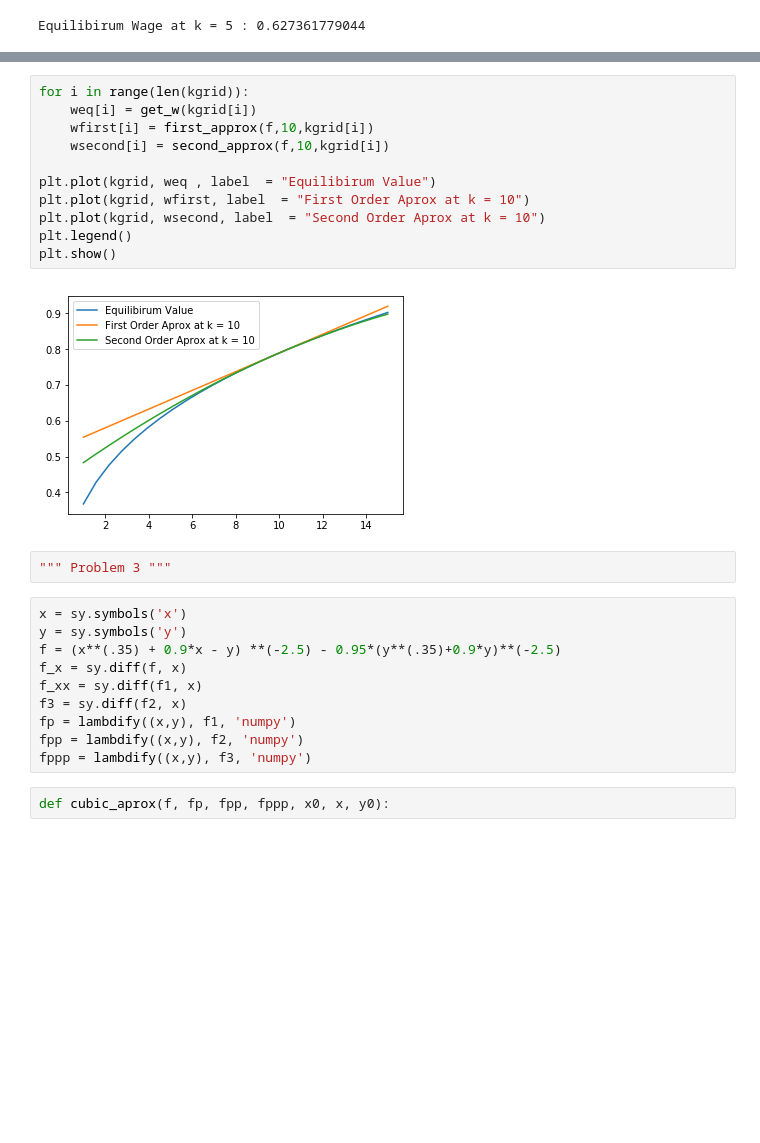
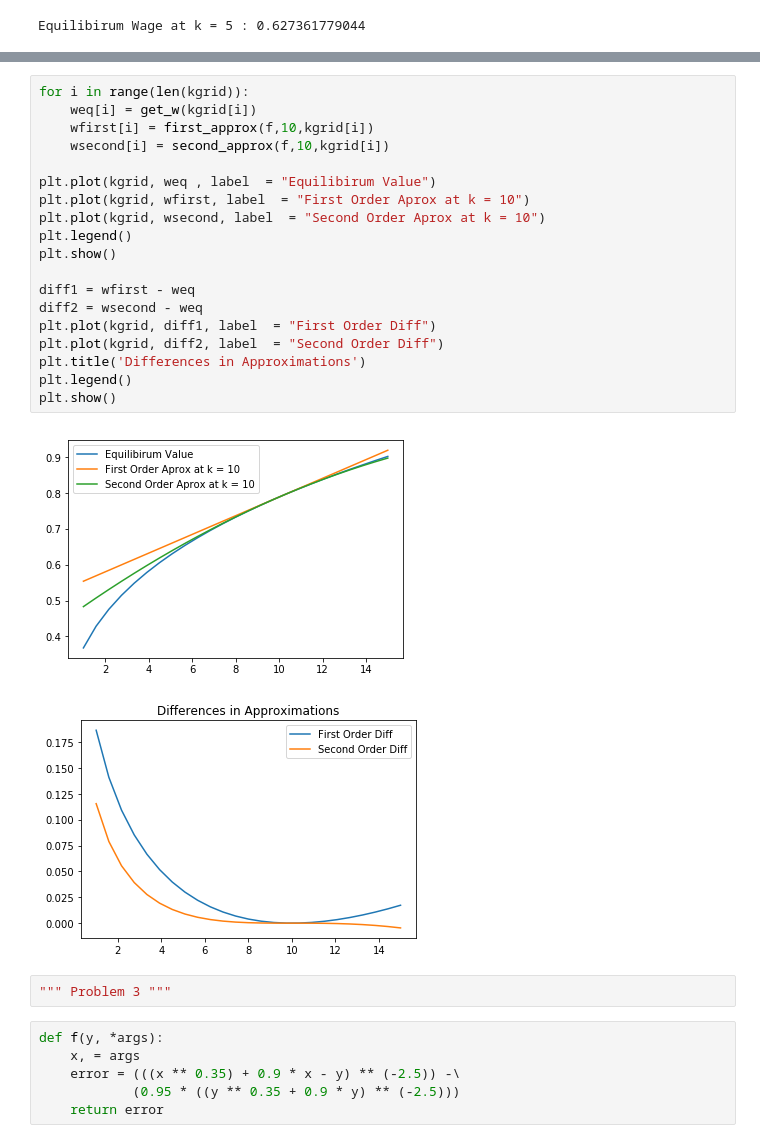
Before and after one commit to deehrlich/BootCamp2017, a Jupyter notebook: ProbSets/Econ/Week 5/Perturbation/Ehrlich_Perturb.ipynb, the cells around one changed output, grey strips where cells are left out. Drawn from its saved outputs; the diff is of its cells as text; blank space fills up the shorter version.

```diff
--- a/ProbSets/Econ/Week 5/Perturbation/Ehrlich_Perturb.ipynb
+++ b/ProbSets/Econ/Week 5/Perturbation/Ehrlich_Perturb.ipynb
@@ -94,27 +106,30 @@ plt.show()
 # %%
 for i in range(len(kgrid)):
     weq[i] = get_w(kgrid[i])
     wfirst[i] = first_approx(f,10,kgrid[i])
     wsecond[i] = second_approx(f,10,kgrid[i])
 
 plt.plot(kgrid, weq , label  = "Equilibirum Value")
 plt.plot(kgrid, wfirst, label  = "First Order Aprox at k = 10")
 plt.plot(kgrid, wsecond, label  = "Second Order Aprox at k = 10")
 plt.legend()
 plt.show()
+
+diff1 = wfirst - weq
+diff2 = wsecond - weq
+plt.plot(kgrid, diff1, label  = "First Order Diff")
+plt.plot(kgrid, diff2, label  = "Second Order Diff")
+plt.title('Differences in Approximations')
+plt.legend()
+plt.show()
 # %% [output]
 [figure]
+[figure, added]
 # %%
 """ Problem 3 """
-# %%
-x = sy.symbols('x')
-y = sy.symbols('y')
-f = (x**(.35) + 0.9*x - y) **(-2.5) - 0.95*(y**(.35)+0.9*y)**(-2.5)
-f_x = sy.diff(f, x)
-f_xx = sy.diff(f1, x)
-f3 = sy.diff(f2, x)
-fp = lambdify((x,y), f1, 'numpy')
-fpp = lambdify((x,y), f2, 'numpy')
-fppp = lambdify((x,y), f3, 'numpy')
-# %%
-def cubic_aprox(f, fp, fpp, fppp, x0, x, y0):
+# %%
+def f(y, *args):
+    x, = args
+    error = (((x ** 0.35) + 0.9 * x - y) ** (-2.5)) -\
+            (0.95 * ((y ** 0.35 + 0.9 * y) ** (-2.5)))
+    return error
```
Also changed, not shown: parts of 9 cells of this notebook, 6 other files.
